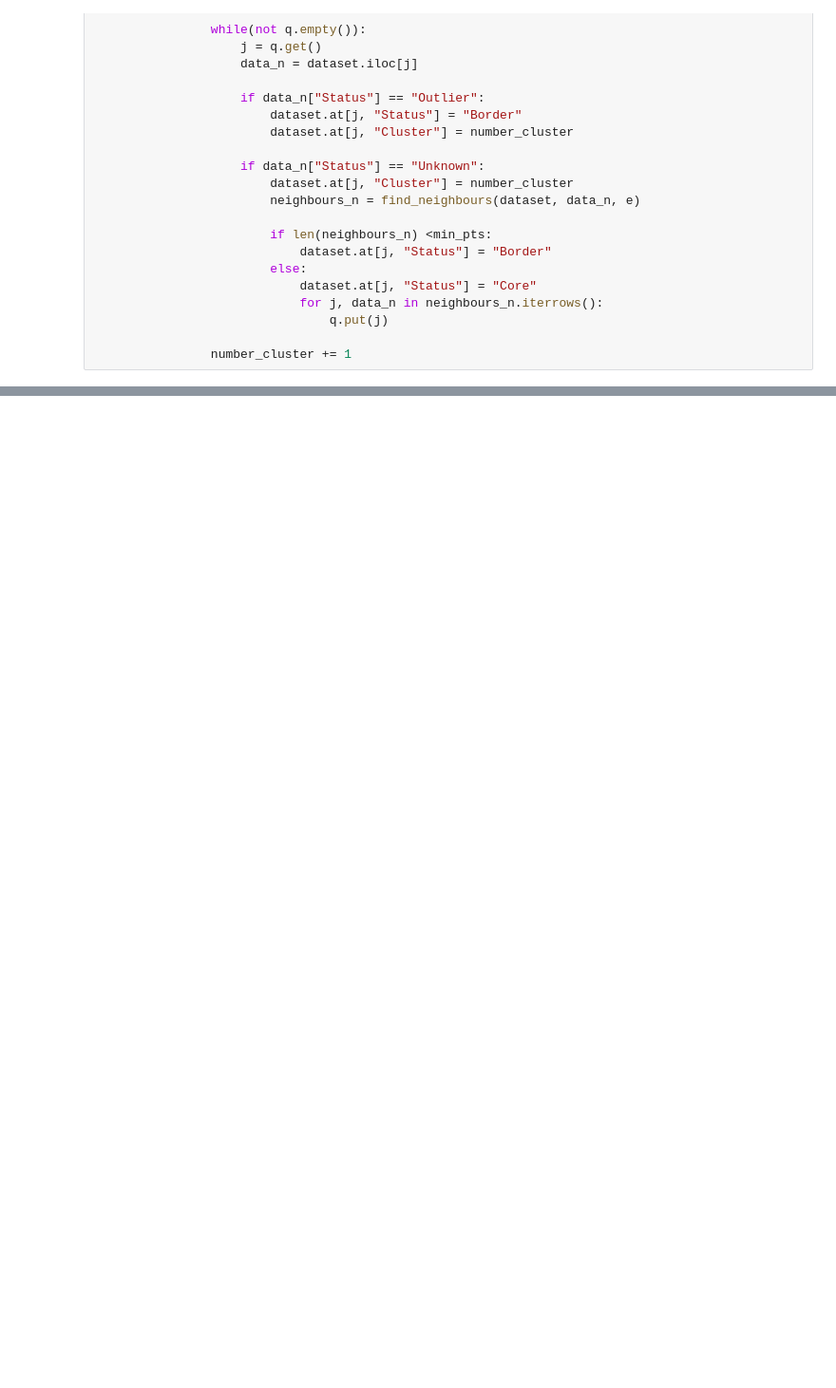
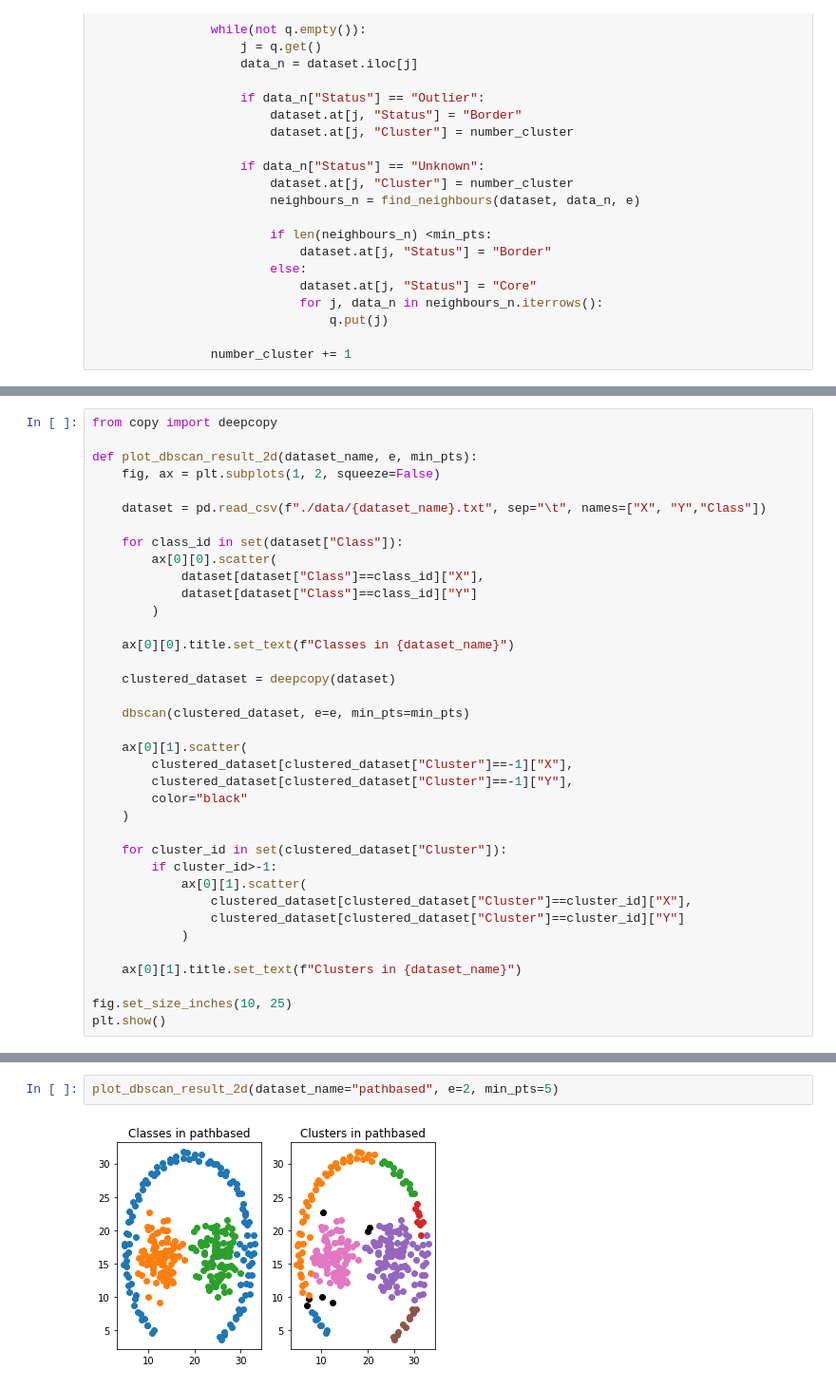
Before and after one commit to AUT-Student/ML-HW4, a Jupyter notebook: Code2/Code2.ipynb, the cells around one changed output, grey strips where cells are left out. Shown: that part at 95% size. Drawn from its saved outputs; the diff is of its cells as text; blank space fills up the shorter version.

Commit message:
Find proper parameters for datasets

```diff
--- a/Code2/Code2.ipynb
+++ b/Code2/Code2.ipynb
@@ -142,0 +106,37 @@ plt.show()
+# %%
+from copy import deepcopy
+
+def plot_dbscan_result_2d(dataset_name, e, min_pts):
+    fig, ax = plt.subplots(1, 2, squeeze=False)
+
+    dataset = pd.read_csv(f"./data/{dataset_name}.txt", sep="\t", names=["X", "Y","Class"])
+
+    for class_id in set(dataset["Class"]):
+        ax[0][0].scatter(
+            dataset[dataset["Class"]==class_id]["X"],
+            dataset[dataset["Class"]==class_id]["Y"]
+        )
+
+    ax[0][0].title.set_text(f"Classes in {dataset_name}")
+
+    clustered_dataset = deepcopy(dataset)
+
+    dbscan(clustered_dataset, e=e, min_pts=min_pts)
+
+    ax[0][1].scatter(
+        clustered_dataset[clustered_dataset["Cluster"]==-1]["X"],
+        clustered_dataset[clustered_dataset["Cluster"]==-1]["Y"],
+        color="black"
+    )
+
+    for cluster_id in set(clustered_dataset["Cluster"]):
+        if cluster_id>-1:
+            ax[0][1].scatter(
+                clustered_dataset[clustered_dataset["Cluster"]==cluster_id]["X"],
+                clustered_dataset[clustered_dataset["Cluster"]==cluster_id]["Y"]
+            )
+
+    ax[0][1].title.set_text(f"Clusters in {dataset_name}")
+
+fig.set_size_inches(10, 25)
+plt.show()
@@ -144,0 +192,4 @@ plot_dbscan_result_2d(dataset_name="spiral", e=2, min_pts=2)
+# %%
+plot_dbscan_result_2d(dataset_name="pathbased", e=2, min_pts=5)
+# %% [output]
+[figure, added]
```
Also changed, not shown: parts of 6 cells of this notebook.
